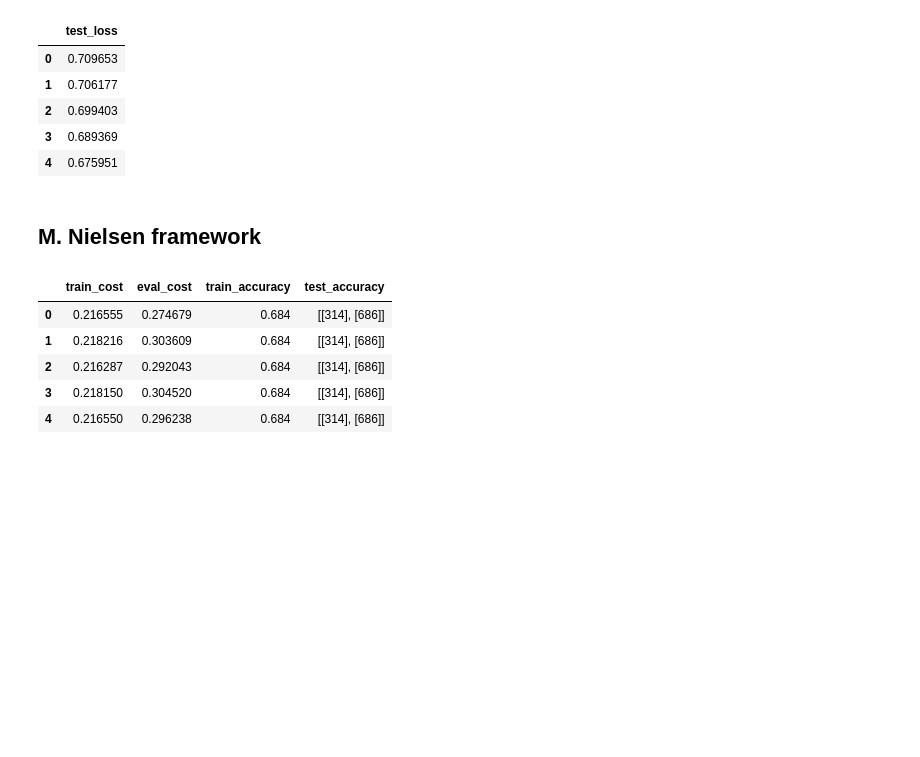
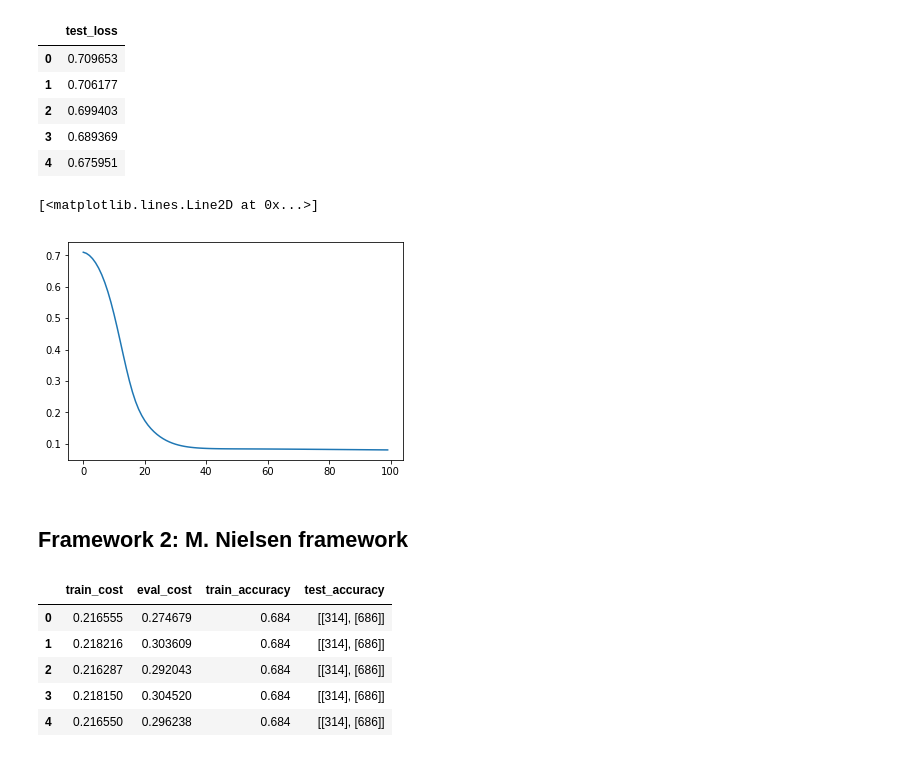
Before and after one commit to michelhugo/DeepLearning, a Jupyter notebook: Project2/models_stats.ipynb, the cells around one changed output. Cells and saved outputs as stored; diff of their text form; code cells hidden in the pictures; blank space fills up the shorter version.

Commit message:
PyTorch framework functional + monitor loss

```diff
--- a/Project2/models_stats.ipynb
+++ b/Project2/models_stats.ipynb
@@ -26,8 +26,13 @@ df_m1.head()
 | 2 | 0.699403 |
 | 3 | 0.689369 |
 | 4 | 0.675951 |
+# %%
+plt.plot(df_m1['test_loss'])
+# %% [output]
+[<matplotlib.lines.Line2D at 0x...>]
+[figure, added]
 # %% [markdown]
-## M. Nielsen framework
+## Framework 2: M. Nielsen framework
 # %%
 #df_test = pd.read_json("test.json")
 #df_test
```
Also changed, not shown: parts of 16 cells of this notebook.
